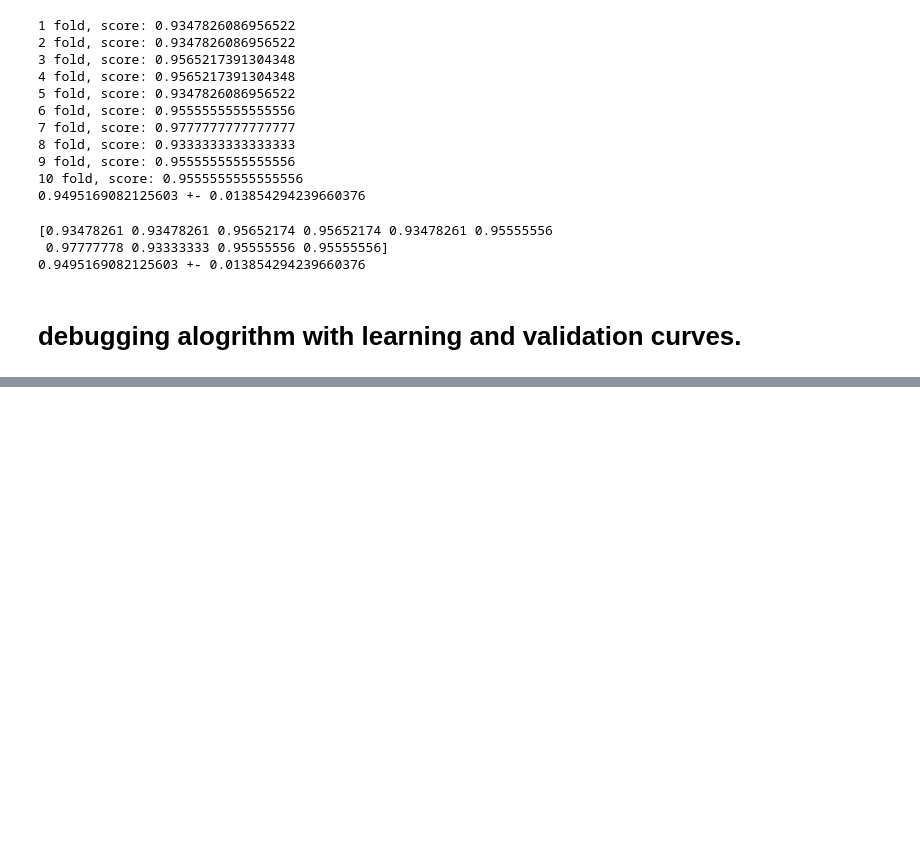
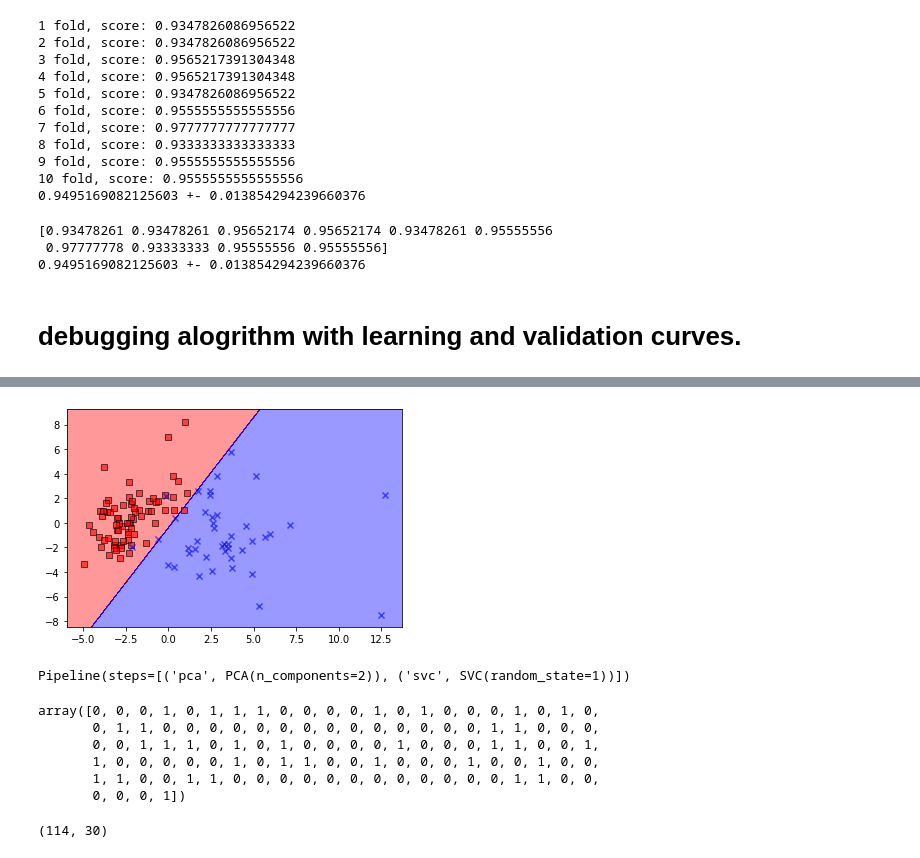
Before and after one commit to BlueElf246/datle2403, a Jupyter notebook: Learning_Best_Practices_for_Model_Evaluation_and_Hyperparameter_Tuning.ipynb, the cells around one changed output, grey strips where cells are left out. Cells and saved outputs as stored; diff of their text form; code cells hidden in the pictures; blank space fills up the shorter version.

```diff
--- a/Learning_Best_Practices_for_Model_Evaluation_and_Hyperparameter_Tuning.ipynb
+++ b/Learning_Best_Practices_for_Model_Evaluation_and_Hyperparameter_Tuning.ipynb
@@ -115,0 +354,5 @@ learning curve and validation curves tell us wether model has underfitting or ov
+# %%
+from plot_decision_regions import plot_decision_regions
+plot_decision_regions(pipe1.transform(X_test),y_test,classifier=lr)
+# %% [output]
+[figure, added]
@@ -115,0 +361,5 @@ learning curve and validation curves tell us wether model has underfitting or ov
+# %%
+pipe2=make_pipeline(PCA(n_components=2),SVC(random_state=1))
+pipe2.fit(X_train,y_train)
+# %% [output]
+Pipeline(steps=[('pca', PCA(n_components=2)), ('svc', SVC(random_state=1))])
@@ -115,0 +368,14 @@ learning curve and validation curves tell us wether model has underfitting or ov
+# %%
+y_p=pipe2.predict(X_test)
+y_p
+# %% [output]
+array([0, 0, 0, 1, 0, 1, 1, 1, 0, 0, 0, 0, 1, 0, 1, 0, 0, 0, 1, 0, 1, 0,
+       0, 1, 1, 0, 0, 0, 0, 0, 0, 0, 0, 0, 0, 0, 0, 0, 0, 1, 1, 0, 0, 0,
+       0, 0, 1, 1, 1, 0, 1, 0, 1, 0, 0, 0, 0, 1, 0, 0, 0, 1, 1, 0, 0, 1,
+       1, 0, 0, 0, 0, 0, 1, 0, 1, 1, 0, 0, 1, 0, 0, 0, 1, 0, 0, 1, 0, 0,
+       1, 1, 0, 0, 1, 1, 0, 0, 0, 0, 0, 0, 0, 0, 0, 0, 0, 0, 1, 1, 0, 0,
+       0, 0, 0, 1])
+# %%
+X_test.shape
+# %% [output]
+(114, 30)
```
Also changed, not shown: parts of 51 cells of this notebook.
